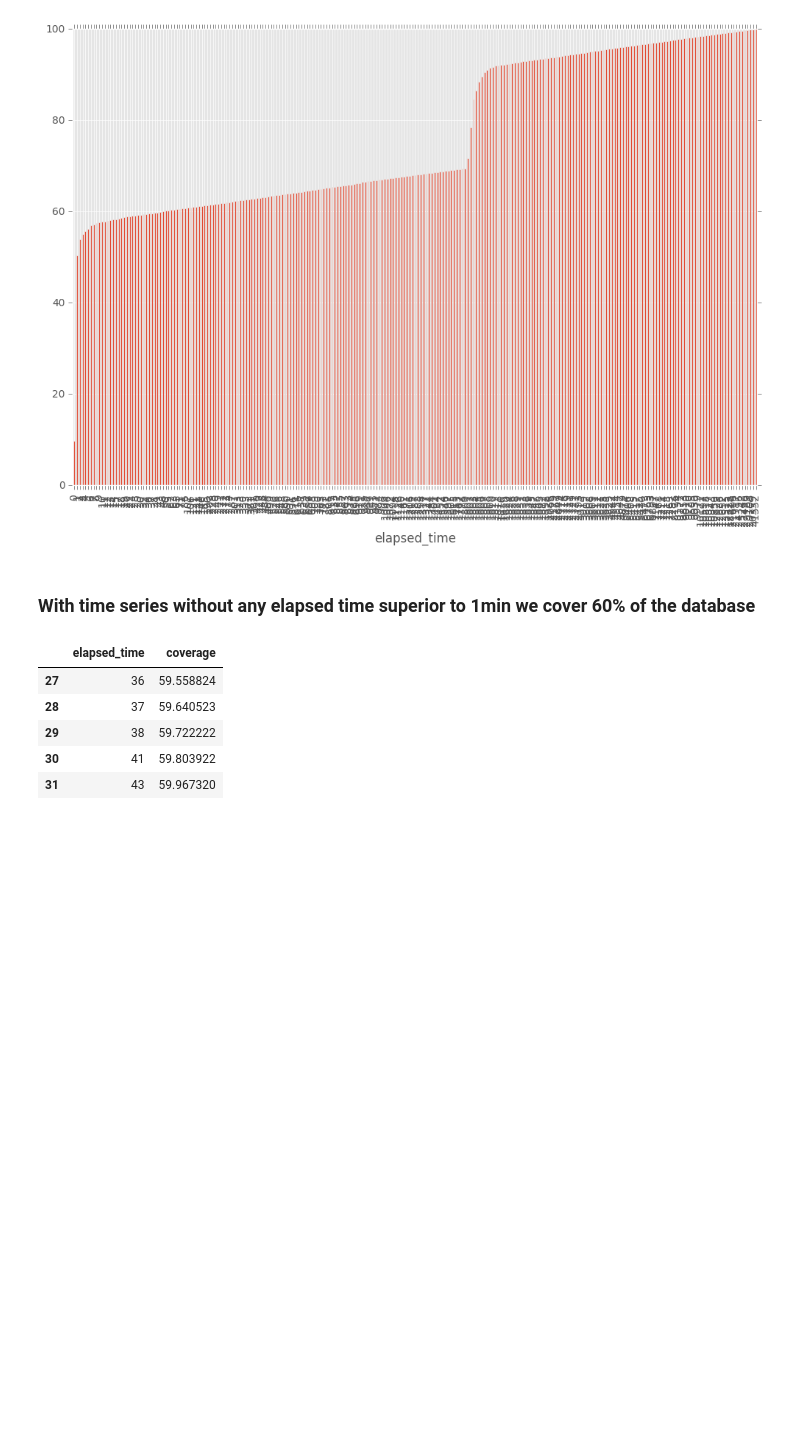
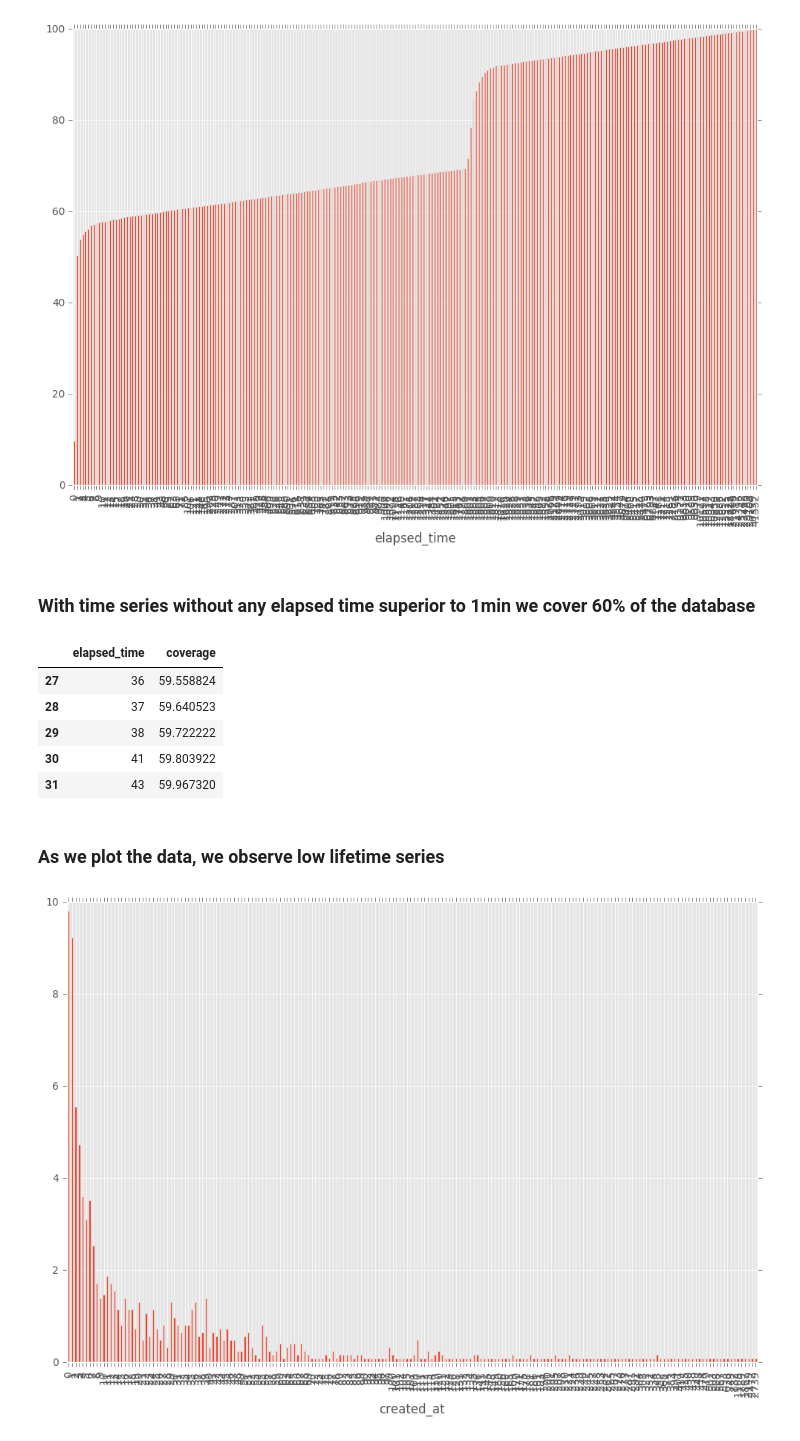
Before and after one commit to tillwf/spatial-group-detection, a Jupyter notebook: exploration.ipynb, the cells around one changed output. Saved outputs shown, nothing was run; the diff lists cells and outputs as text; code cells hidden in the pictures; blank space fills up the shorter version.

Commit message:
Time series lifetime hotfix in the notebook

```diff
--- a/exploration.ipynb
+++ b/exploration.ipynb
@@ -75,3 +77,12 @@ elapsed_time_dist[elapsed_time_dist.coverage <= 60].tail()
 | 29 | 38 | 59.722222 |
 | 30 | 41 | 59.803922 |
 | 31 | 43 | 59.967320 |
+# %% [markdown]
+### As we plot the data, we observe low lifetime series
+# %%
+ts_size_distrib = get_elapsed_times(df).apply(len).reset_index().groupby('created_at').size()
+distribution = ts_size_distrib * 100.0 / sum(ts_size_distrib)
+ax = distribution.plot.bar()
+plt.show()
+# %% [output]
+[figure, added]
```
Also changed, not shown: parts of 1 cell of this notebook.
